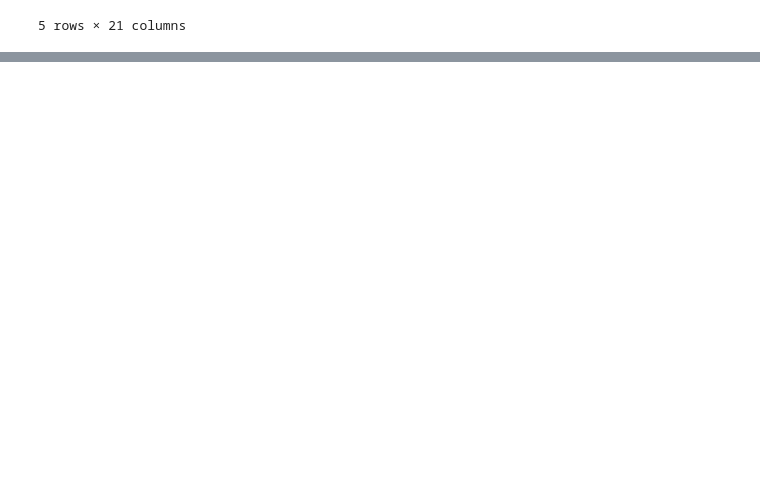
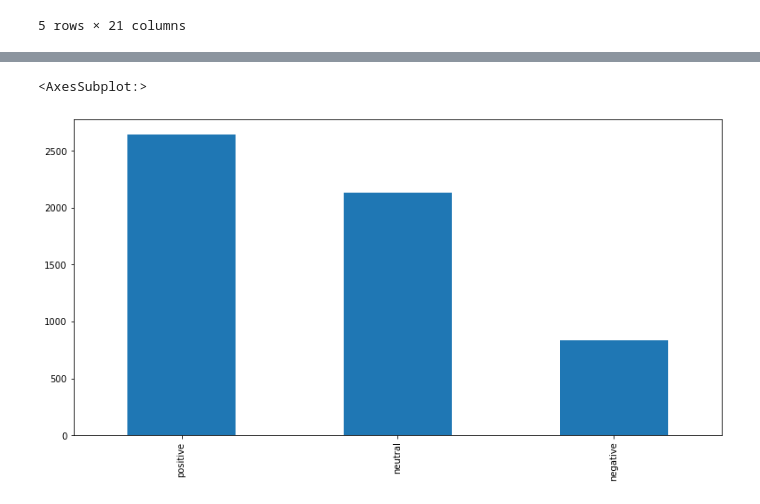
Before and after one commit to khaiyra/10xac-week0_task2, a Jupyter notebook: Challenge__Day2.ipynb, the cells around one changed output, grey strips where cells are left out. Saved outputs shown, nothing was run; the diff lists cells and outputs as text; code cells hidden in the pictures; blank space fills up the shorter version.

```diff
--- a/Challenge__Day2.ipynb
+++ b/Challenge__Day2.ipynb
@@ -249,0 +208,15 @@ SyntaxError: invalid character in identifier (<ipython-input-18-28378666c976>, l
+# %%
+# convert polarity datatype to numeric
+cleanTweet['polarity'] = pd.to_numeric(cleanTweet.polarity, errors ='coerce')
+# %%
+# create text_category function
+def text_category(p):
+    if p > 0:
+        return 'positive'
+    elif p < 0:
+        return 'negative'
+    else:
+        return 'neutral'
+# %%
+# apply above function on polarity column
+cleanTweet['score'] = cleanTweet['polarity'].apply(text_category)
@@ -249,0 +233,7 @@ SyntaxError: invalid character in identifier (<ipython-input-18-28378666c976>, l
+# %%
+# visualize the score column using piechart
+plt.figure(figsize=(13, 6.5))
+cleanTweet['score'].value_counts().plot(kind='bar')
+# %% [output]
+<AxesSubplot:>
+[figure, added]
```
Also changed, not shown: parts of 5 cells of this notebook.
